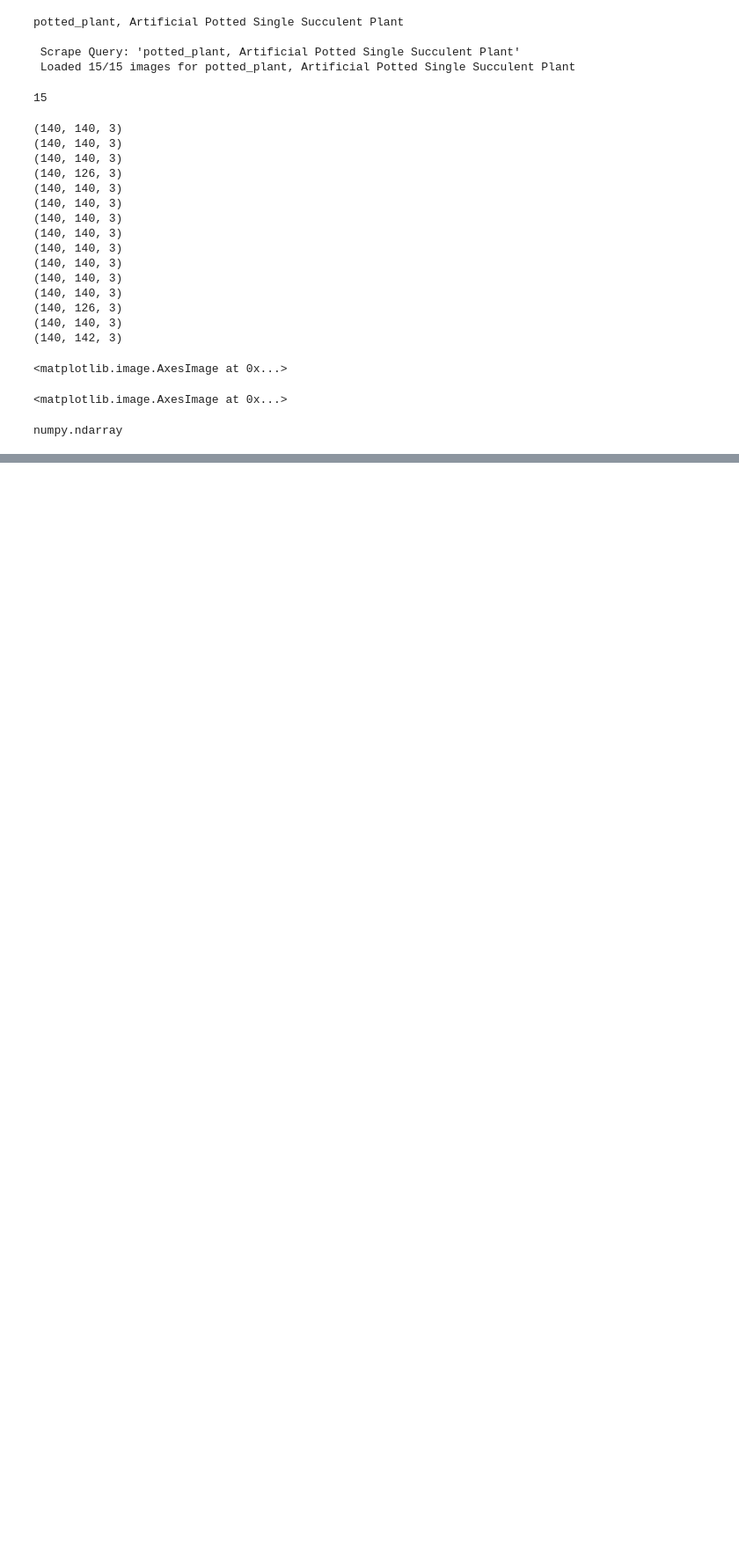
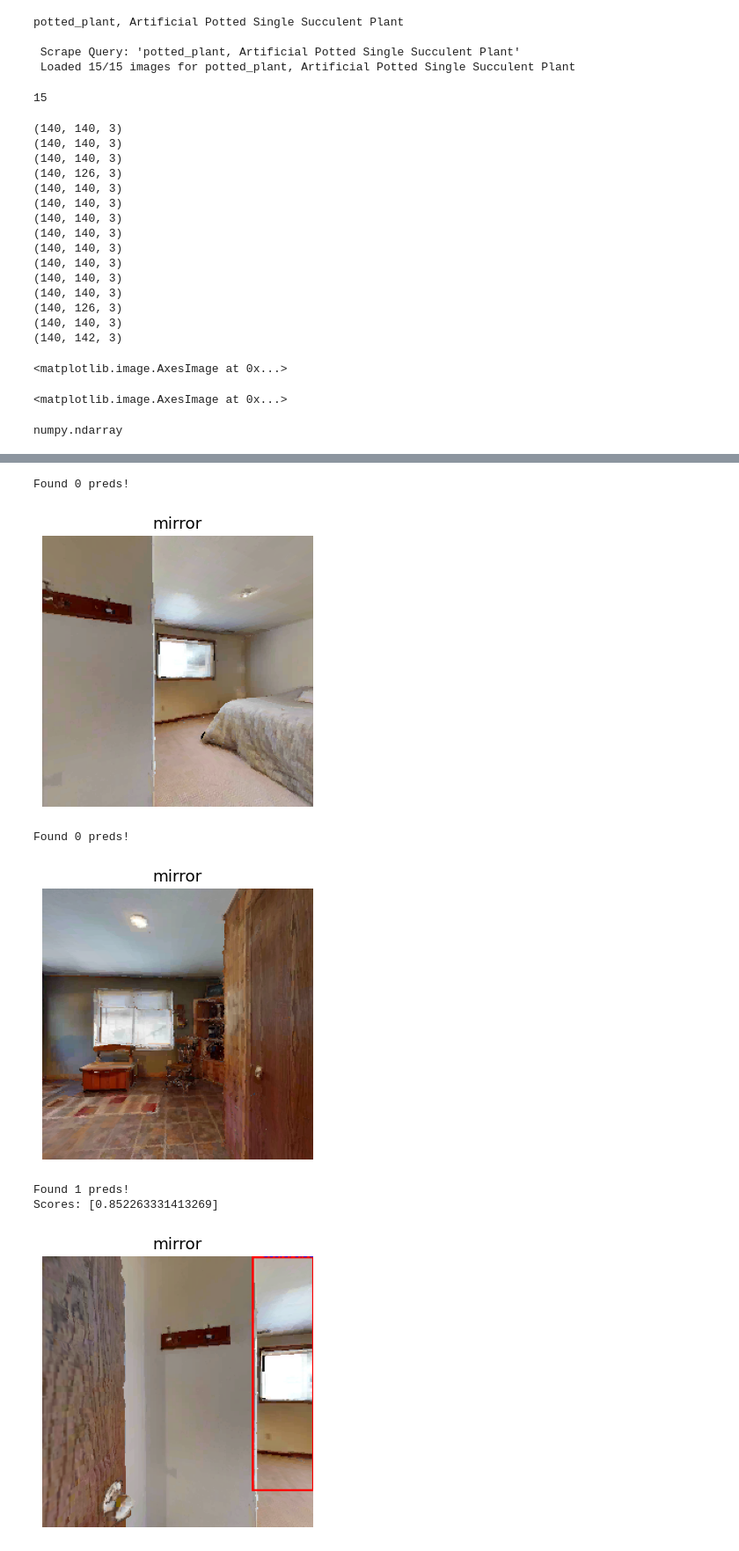
Before and after one commit to JelinR/OneMap, a Jupyter notebook: rough.ipynb, the cells around one changed output, grey strips where cells are left out. Shown at 88% size. Drawn from its saved outputs; the diff is of its cells as text; code cells hidden in the pictures; blank space fills up the shorter version.

```diff
--- a/rough.ipynb
+++ b/rough.ipynb
@@ -2279,0 +2292,6 @@ np.concatenate((text_embed, embeds), axis = 0).shape
+# %%
+img_dir = "/mnt/vlfm_query_embed/data/Sample_Observations"
+img_files = os.listdir(img_dir)
+
+ref_img_dir = "/mnt/vlfm_query_embed/data/scraped_imgs/ovon_15"
+display(os.listdir(ref_img_dir))
@@ -2279,0 +2334,27 @@ np.concatenate((text_embed, embeds), axis = 0).shape
+# %%
+from PIL import ImageDraw
+import matplotlib.pyplot as plt
+
+def detect_in_img(img, detector, plot=False):
+
+    preds = detector.detect(np.array(img))
+    print(f"Found {len(preds['scores'])} preds!")
+    if len(preds['scores']) > 0:
+        print(f"Scores: {preds['scores']}")
+
+    if plot:
+        draw = ImageDraw.Draw(img)
+        for pred_box, pred_score in zip(preds['boxes'], preds['scores']):
+            rect = tuple(pred_box)
+            draw.rectangle(rect, outline="red", width=2)
+
+            text_x, text_y = rect[0] + 10, rect[1] - 10
+            draw.text((text_x, text_y), f"Score: {str(np.round(pred_score, 3))}", fill="blue")
+
+        plt.figure(figsize=(5, 4))
+        plt.imshow(img)
+        plt.title(f"{query[0]}")
+        plt.axis("off")
+        plt.show()
+
+# detect_in_img(img_sample.copy(), detector, True)
@@ -2279,0 +2363,15 @@ np.concatenate((text_embed, embeds), axis = 0).shape
+# %%
+for img_name in img_files:
+
+    img_path = os.path.join(img_dir, img_name)
+    img = Image.open(img_path)
+
+    detect_in_img(img.copy(), detector, True)
+# %% [output]
+Found 0 preds!
+[figure, added]
+Found 0 preds!
+[figure, added]
+Found 1 preds!
+Scores: [0.852263331413269]
+[figure, added]
```
Also changed, not shown: parts of 18 cells of this notebook, 1 other file.
